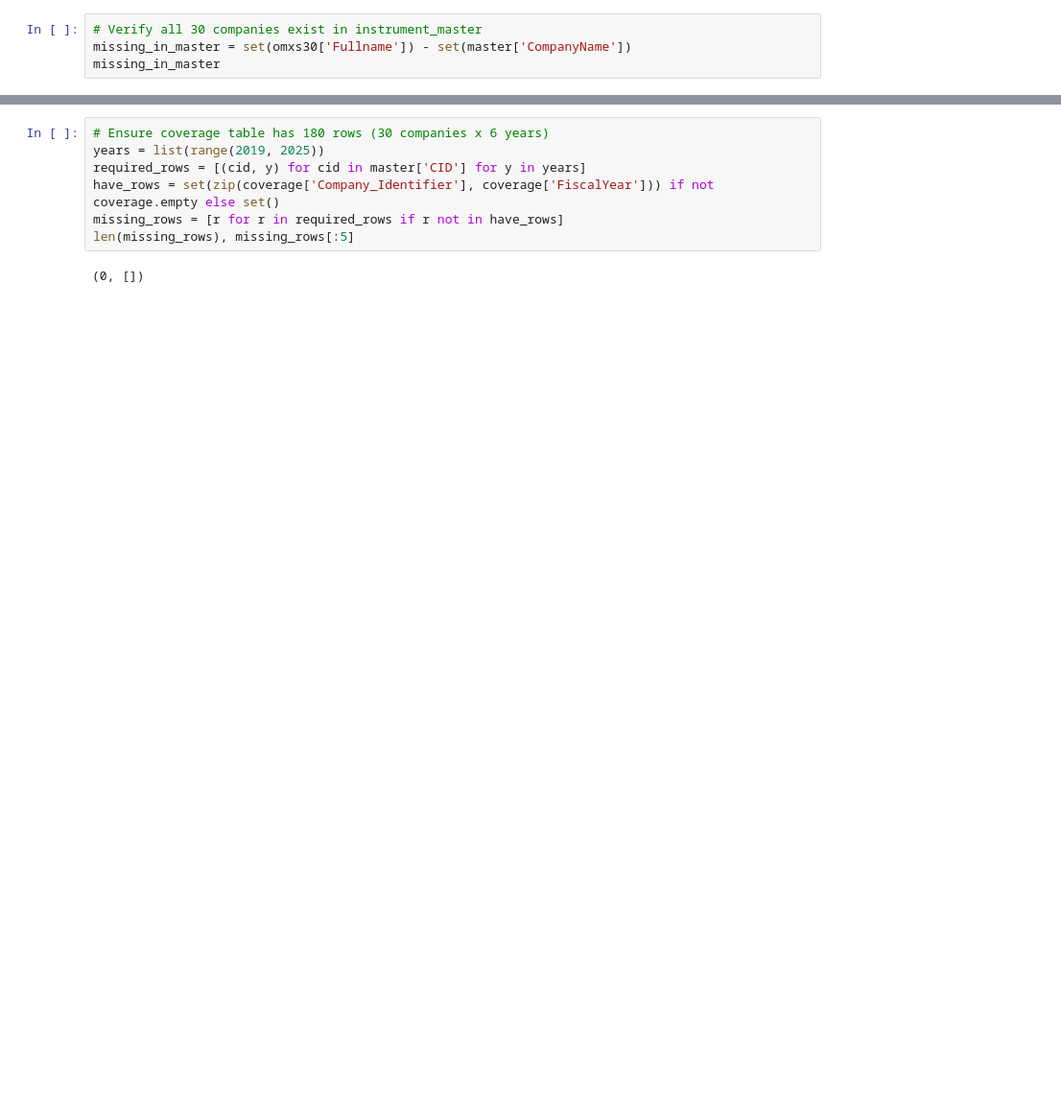
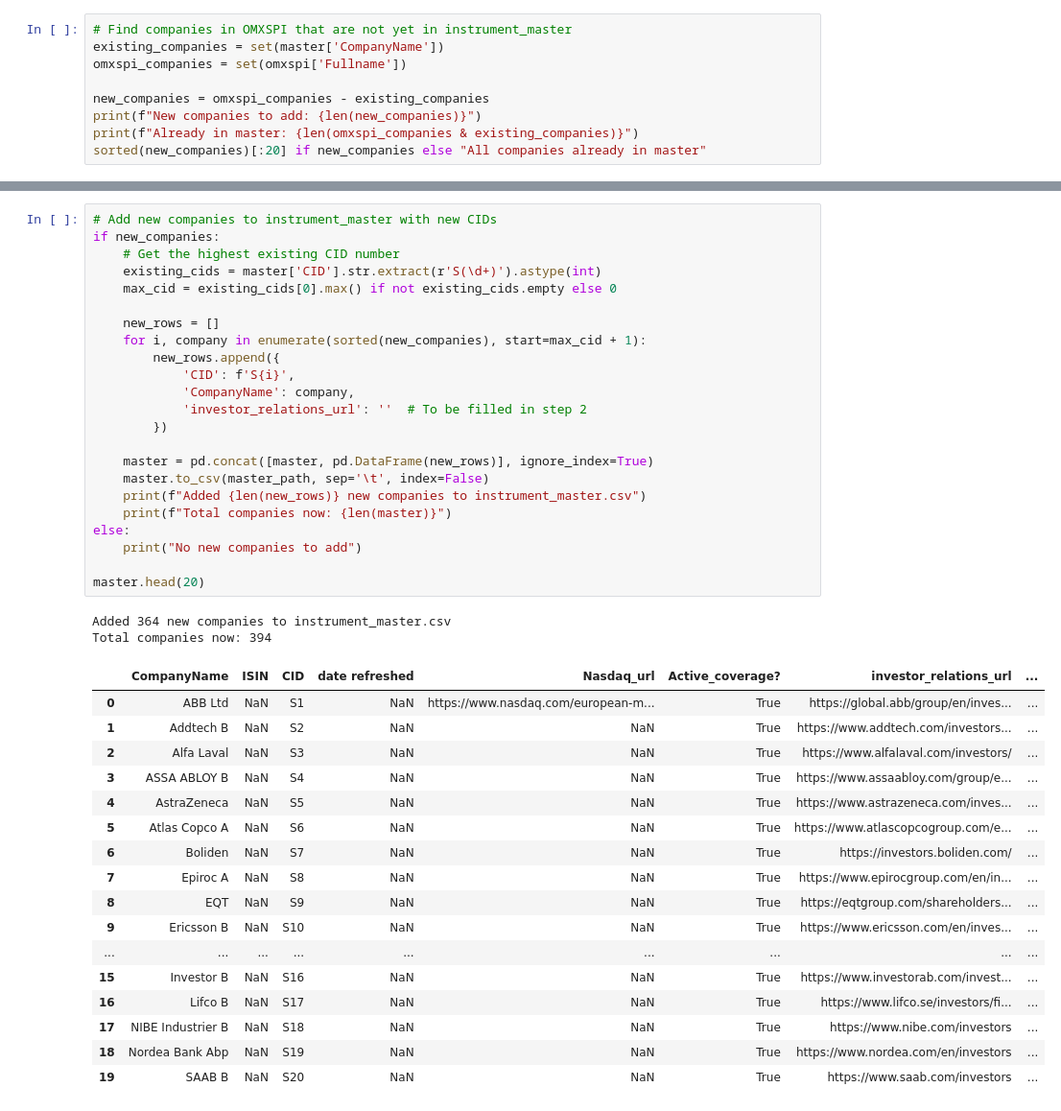
Before and after one commit to JakobJohannesson/aspiratio, a Jupyter notebook: notebooks/step1_Idenify_omxs30_companies.ipynb, the cells around one changed output, grey strips where cells are left out. Shown at 96% size. Drawn from its saved outputs; the diff is of its cells as text; blank space fills up the shorter version.

Commit message:
updated to fetch omxspi index constituents

```diff
--- a/notebooks/step1_Idenify_omxs30_companies.ipynb
+++ b/notebooks/step1_Idenify_omxs30_companies.ipynb
@@ -32,5 +36,10 @@ omxs30.head(), master.head(), coverage.head() if not coverage.empty else 'no cov
 # %%
-# Verify all 30 companies exist in instrument_master
-missing_in_master = set(omxs30['Fullname']) - set(master['CompanyName'])
-missing_in_master
+# Find companies in OMXSPI that are not yet in instrument_master
+existing_companies = set(master['CompanyName'])
+omxspi_companies = set(omxspi['Fullname'])
+
+new_companies = omxspi_companies - existing_companies
+print(f"New companies to add: {len(new_companies)}")
+print(f"Already in master: {len(omxspi_companies & existing_companies)}")
+sorted(new_companies)[:20] if new_companies else "All companies already in master"
 # %% [output]
@@ -38,10 +68,44 @@ set()
 # %%
-# Ensure coverage table has 180 rows (30 companies x 6 years)
-years = list(range(2019, 2025))
-required_rows = [(cid, y) for cid in master['CID'] for y in years]
-have_rows = set(zip(coverage['Company_Identifier'], coverage['FiscalYear'])) if not coverage.empty else set()
-missing_rows = [r for r in required_rows if r not in have_rows]
-len(missing_rows), missing_rows[:5]
+# Add new companies to instrument_master with new CIDs
+if new_companies:
+    # Get the highest existing CID number
+    existing_cids = master['CID'].str.extract(r'S(\d+)').astype(int)
+    max_cid = existing_cids[0].max() if not existing_cids.empty else 0
+
+    new_rows = []
+    for i, company in enumerate(sorted(new_companies), start=max_cid + 1):
+        new_rows.append({
+            'CID': f'S{i}',
+            'CompanyName': company,
+            'investor_relations_url': ''  # To be filled in step 2
+        })
+
+    master = pd.concat([master, pd.DataFrame(new_rows)], ignore_index=True)
+    master.to_csv(master_path, sep='\t', index=False)
+    print(f"Added {len(new_rows)} new companies to instrument_master.csv")
+    print(f"Total companies now: {len(master)}")
+else:
+    print("No new companies to add")
+
+master.head(20)
 # %% [output]
-(0, [])
+Added 364 new companies to instrument_master.csv
+Total companies now: 394
+|  | CompanyName | ISIN | CID | date refreshed | Nasdaq_url | Active_coverage? | investor_relations_url | ... |
+| 0 | ABB Ltd | NaN | S1 | NaN | https://www.nasdaq.com/european-m... | True | https://global.abb/group/en/inves... | ... |
+| 1 | Addtech B | NaN | S2 | NaN | NaN | True | https://www.addtech.com/investors... | ... |
+| 2 | Alfa Laval | NaN | S3 | NaN | NaN | True | https://www.alfalaval.com/investors/ | ... |
+| 3 | ASSA ABLOY B | NaN | S4 | NaN | NaN | True | https://www.assaabloy.com/group/e... | ... |
+| 4 | AstraZeneca | NaN | S5 | NaN | NaN | True | https://www.astrazeneca.com/inves... | ... |
+| 5 | Atlas Copco A | NaN | S6 | NaN | NaN | True | https://www.atlascopcogroup.com/e... | ... |
+| 6 | Boliden | NaN | S7 | NaN | NaN | True | https://investors.boliden.com/ | ... |
+| 7 | Epiroc A | NaN | S8 | NaN | NaN | True | https://www.epirocgroup.com/en/in... | ... |
+| 8 | EQT | NaN | S9 | NaN | NaN | True | https://eqtgroup.com/shareholders... | ... |
+| 9 | Ericsson B | NaN | S10 | NaN | NaN | True | https://www.ericsson.com/en/inves... | ... |
+| ... | ... | ... | ... | ... | ... | ... | ... | ... |
+| 15 | Investor B | NaN | S16 | NaN | NaN | True | https://www.investorab.com/invest... | ... |
+| 16 | Lifco B | NaN | S17 | NaN | NaN | True | https://www.lifco.se/investors/fi... | ... |
+| 17 | NIBE Industrier B | NaN | S18 | NaN | NaN | True | https://www.nibe.com/investors | ... |
+| 18 | Nordea Bank Abp | NaN | S19 | NaN | NaN | True | https://www.nordea.com/en/investors | ... |
+| 19 | SAAB B | NaN | S20 | NaN | NaN | True | https://www.saab.com/investors | ... |
 # %%
```
Also changed, not shown: parts of 3 cells of this notebook, 7 other files.
